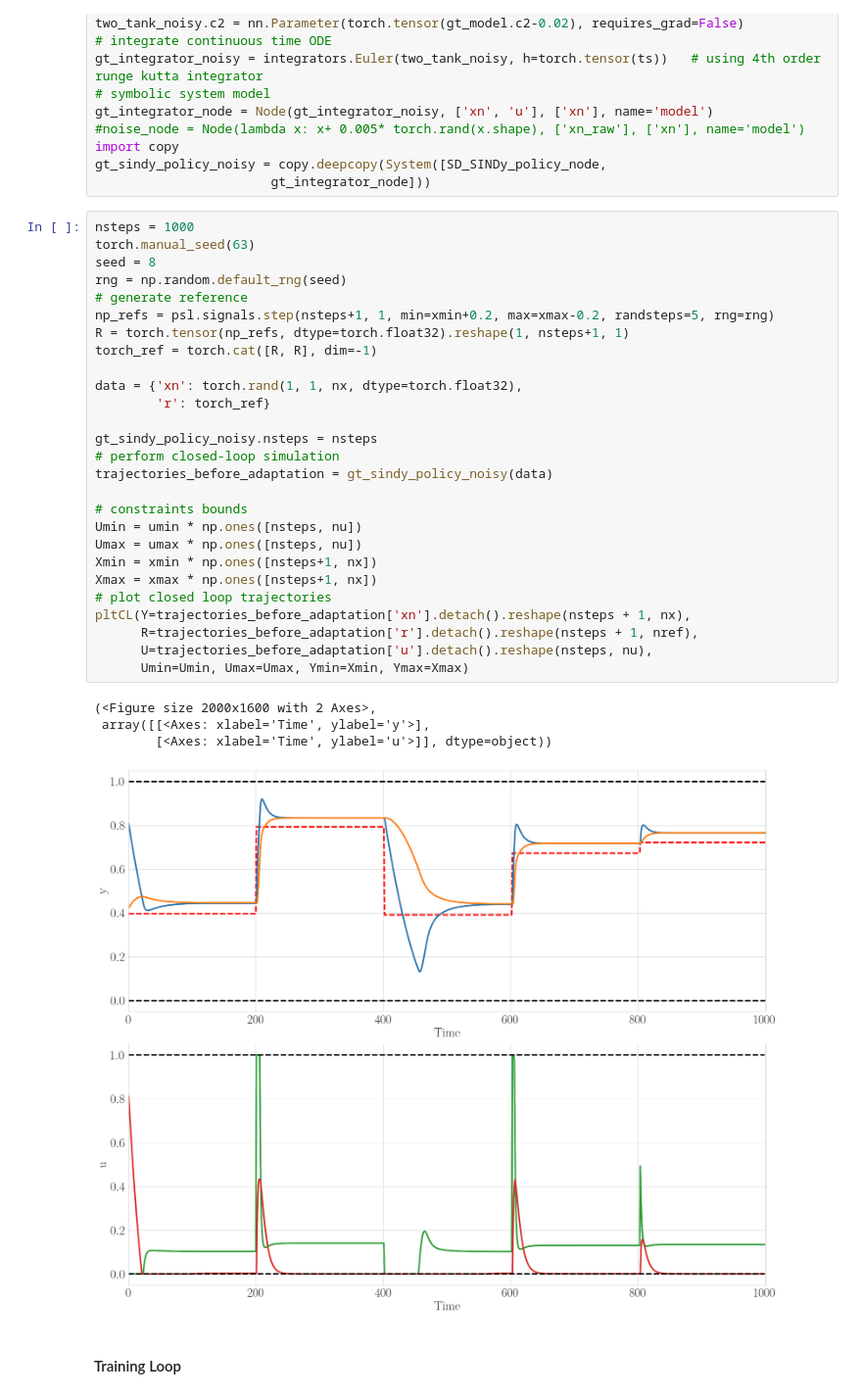
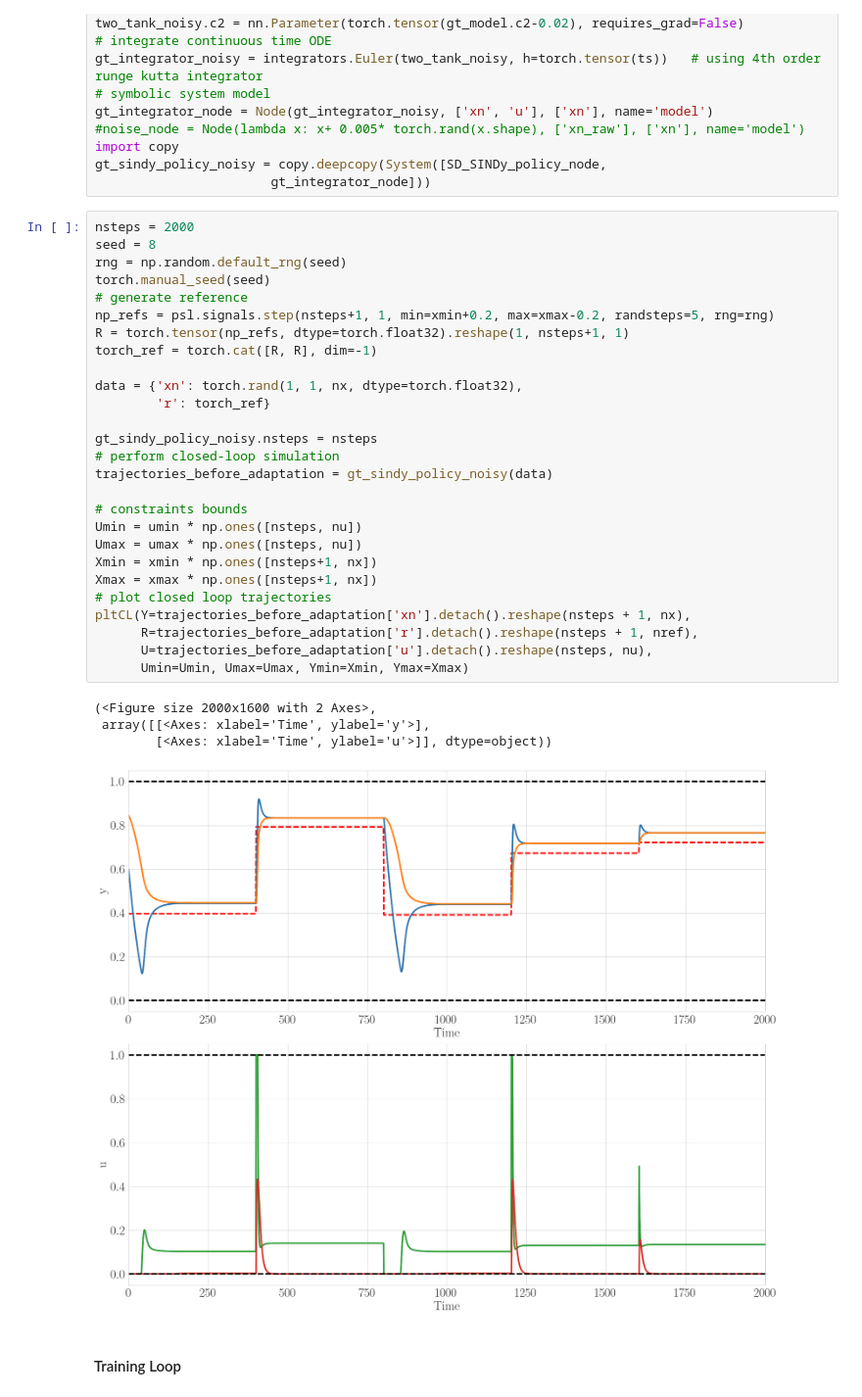
Before and after one commit to Alirezad126/SparseDPC, a Jupyter notebook: 5_Full_DPC_Fixed/TwoTank/TwoTank_Adaptive.ipynb, the cells around one changed output. Shown: that part at 98% size. Cells and saved outputs as stored; diff of their text form.

```diff
--- a/5_Full_DPC_Fixed/TwoTank/TwoTank_Adaptive.ipynb
+++ b/5_Full_DPC_Fixed/TwoTank/TwoTank_Adaptive.ipynb
@@ -396,36 +369,36 @@ import copy
 gt_sindy_policy_noisy = copy.deepcopy(System([SD_SINDy_policy_node,
                        gt_integrator_node]))
 # %%
-nsteps = 1000
-torch.manual_seed(63)
+nsteps = 2000
 seed = 8
 rng = np.random.default_rng(seed)
+torch.manual_seed(seed)
 # generate reference
 np_refs = psl.signals.step(nsteps+1, 1, min=xmin+0.2, max=xmax-0.2, randsteps=5, rng=rng)
 R = torch.tensor(np_refs, dtype=torch.float32).reshape(1, nsteps+1, 1)
 torch_ref = torch.cat([R, R], dim=-1)
 
 data = {'xn': torch.rand(1, 1, nx, dtype=torch.float32),
         'r': torch_ref}
 
 gt_sindy_policy_noisy.nsteps = nsteps
 # perform closed-loop simulation
 trajectories_before_adaptation = gt_sindy_policy_noisy(data)
 
 # constraints bounds
 Umin = umin * np.ones([nsteps, nu])
 Umax = umax * np.ones([nsteps, nu])
 Xmin = xmin * np.ones([nsteps+1, nx])
 Xmax = xmax * np.ones([nsteps+1, nx])
 # plot closed loop trajectories
 pltCL(Y=trajectories_before_adaptation['xn'].detach().reshape(nsteps + 1, nx),
       R=trajectories_before_adaptation['r'].detach().reshape(nsteps + 1, nref),
       U=trajectories_before_adaptation['u'].detach().reshape(nsteps, nu),
       Umin=Umin, Umax=Umax, Ymin=Xmin, Ymax=Xmax)
 # %% [output]
 (<Figure size 2000x1600 with 2 Axes>,
  array([[<Axes: xlabel='Time', ylabel='y'>],
         [<Axes: xlabel='Time', ylabel='u'>]], dtype=object))
-[figure, old version]
+[figure, new version]
 # %% [markdown]
 #### Training Loop
```
Also changed, not shown: parts of 6 cells of this notebook, 4 other files.
